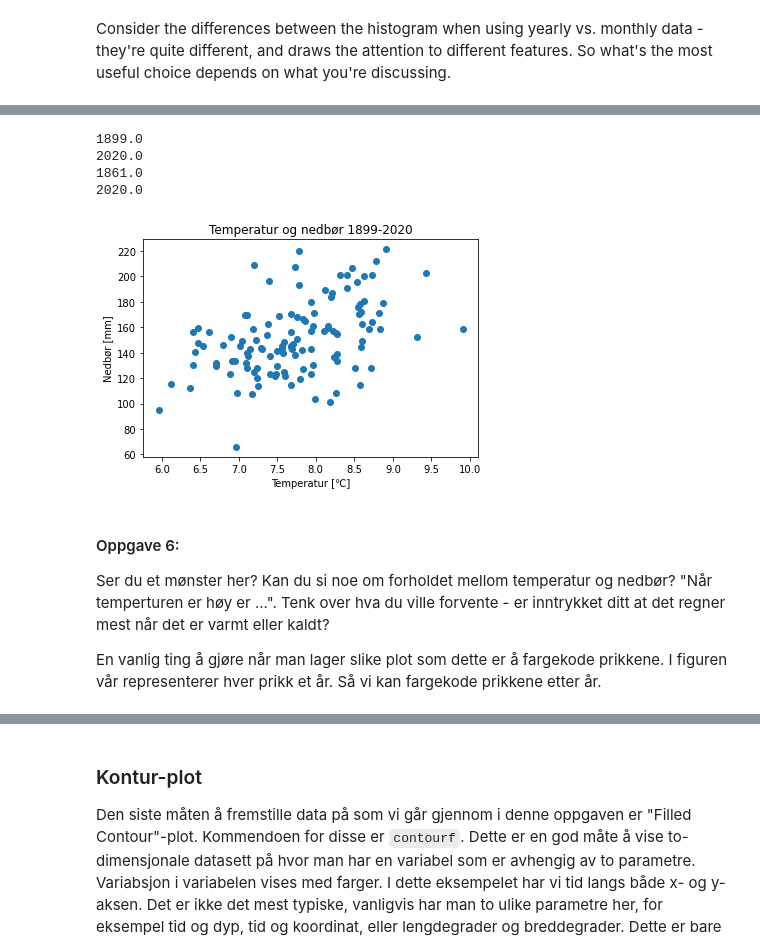
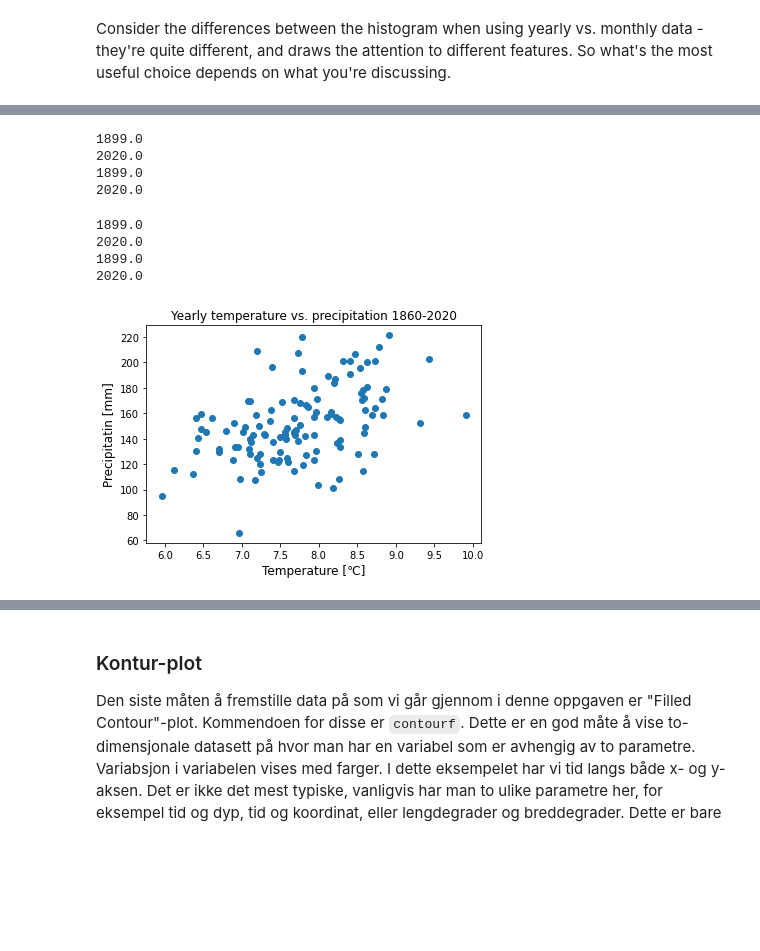
Before and after one commit to julienweihs/GEOF, a Jupyter notebook: Jupyter/Figures.ipynb, the cells around one changed output, grey strips where cells are left out. Drawn from its saved outputs; the diff is of its cells as text; code cells hidden in the pictures; blank space fills up the shorter version.

```diff
--- a/Jupyter/Figures.ipynb
+++ b/Jupyter/Figures.ipynb
@@ -184,39 +186,45 @@ Det er viktig at de to tidsseriene er like lange. For nedbør har vi bare verdie
 # %%
 file='PrecipVestlandYearlyNonan.txt'
-precip, tid_p = loadData(file)
+precip, time_p = loadData(file)
 
 file='TempBergenYearlyNonan.txt'
-temp,tid_t = loadData(file)
+temp, time_t = loadData(file)
-# %%
-print(tid_p[0])
-print(tid_p[-1])
-print(tid_t[0])
-print(tid_t[-1])
-
-start=np.nonzero(tid_t==tid_p[0]) # Finn indeksen der tid_t er lik det første året i tid_p
-start=start[0][0] # [0][0] må med for å få tak i kun tallet
-
-temp=temp[start:] # Slett starten av temperatur-tidsserien
-tid_t=tid_t[start:]
-# %% [output]
-1899.0
-2020.0
-1861.0
-2020.0
+# %%
+print(time_p[0])
+print(time_p[-1])
+print(time_t[0])
+print(time_t[-1])
+
+start=np.nonzero(time_t==time_p[0]) # Find the indes where time_t equals the first year in time_p
+start=start[0][0] # include [0][0] to get just the actual value.
+
+temp=temp[start:] # Delete the start of the temperature time series.
+time_t=time_t[start:]
+# %% [output]
+1899.0
+2020.0
+1899.0
+2020.0
+# %%
+
+# Check that the time periods are now the same
+print(time_p[0])
+print(time_p[-1])
+print(time_t[0])
+print(time_t[-1])
+# %% [output]
+1899.0
+2020.0
+1899.0
+2020.0
 # %%
 ax=plt.axes()
 ax.scatter(temp,precip)
 ax.set(
-    title='Temperatur og nedbør 1899-2020',
-    ylabel='Nedbør [mm]',
-    xlabel='Temperatur [\u2103]', # \u2103 er koden for grader celcius.
+    title='Yearly temperature vs. precipitation 1860-2020',
+    xlabel='Temperature [\u2103]',
+    ylabel='Precipitatin [mm]',
 )
 plt.show()
 # %% [output]
-[figure, old version]
+[figure, new version]
-# %% [markdown]
-#### Oppgave 6:
-Ser du et mønster her? Kan du si noe om forholdet mellom temperatur og nedbør? "Når temperturen er høy er ...". Tenk over hva du ville forvente - er inntrykket ditt at det regner mest når det er varmt eller kaldt?
-
-
-En vanlig ting å gjøre når man lager slike plot som dette er å fargekode prikkene. I figuren vår representerer hver prikk et år. Så vi kan fargekode prikkene etter år.
```
Also changed, not shown: parts of 10 cells of this notebook.
